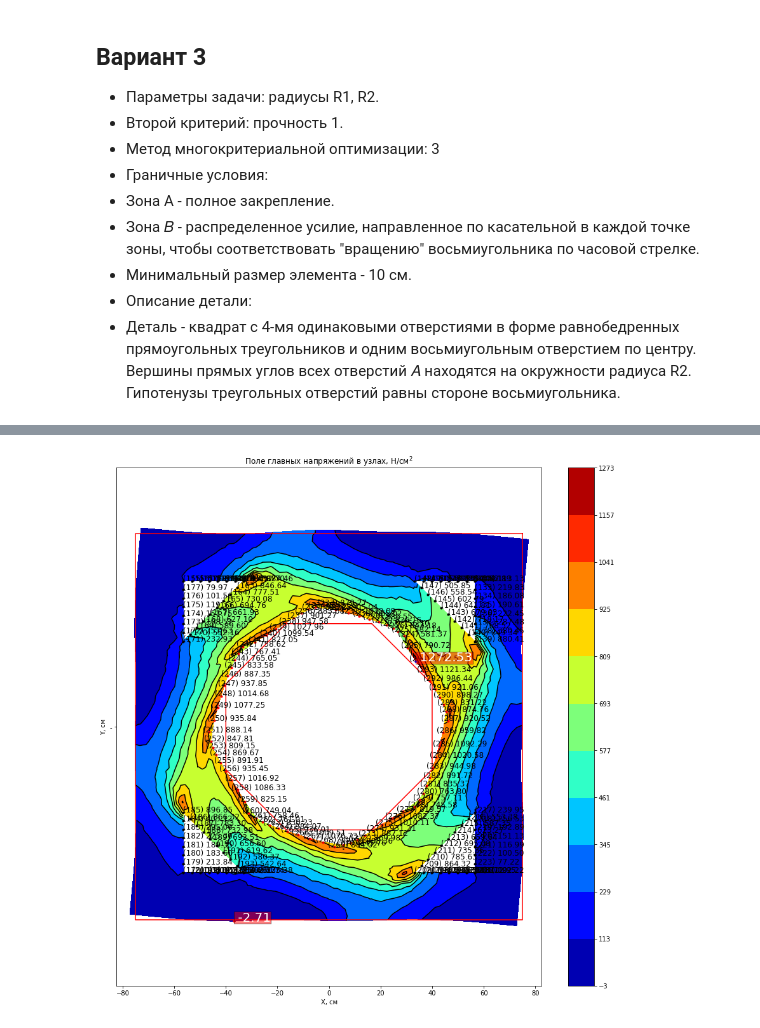
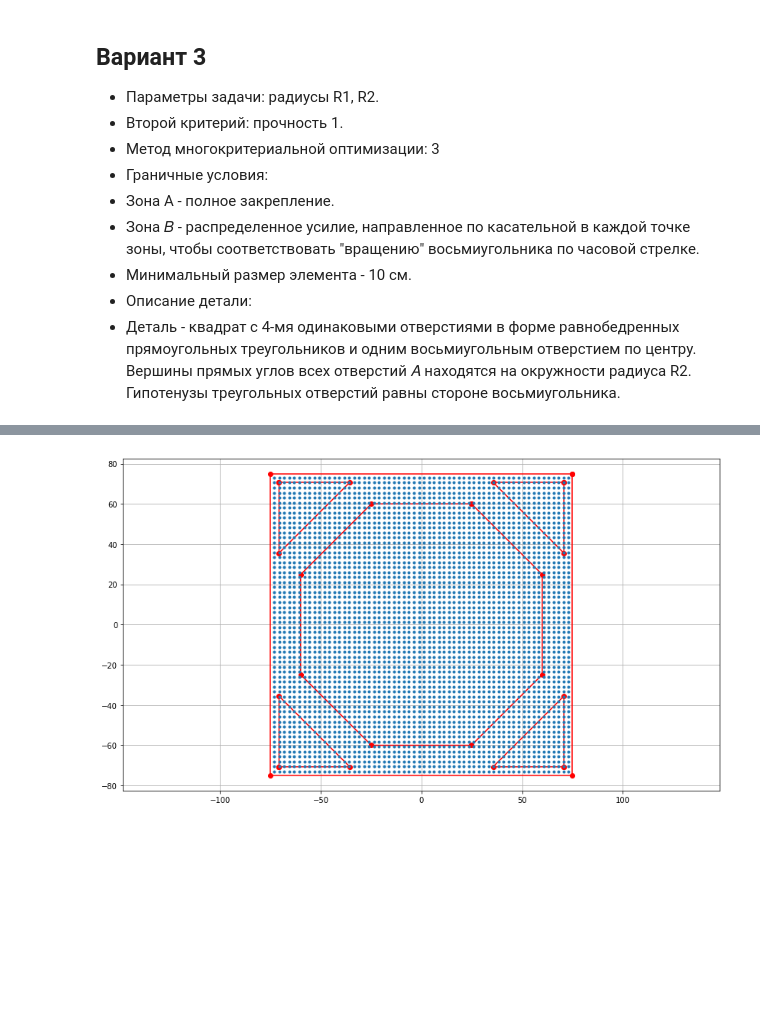
Before and after one commit to AlezM/instrumental-modeling-sources, a Jupyter notebook: HomeWork2.ipynb, the cells around one changed output, grey strips where cells are left out. Drawn from its saved outputs; the diff is of its cells as text; code cells hidden in the pictures; blank space fills up the shorter version.

```diff
--- a/HomeWork2.ipynb
+++ b/HomeWork2.ipynb
@@ -161,11 +161,13 @@ def detail_border(R1, R2, L=150, segs_factor=2):
     return border, triangles, octagon
 # %%
 def octagon_mask(inner, octagon):
-    side_len = np.linalg.norm(octagon[0] - octagon[1])
+    side_len = np.linalg.norm(octagon[1] - octagon[0])
+    k = 1 + np.sqrt(2)
+
 
     return np.array([
-        np.sum([np.linalg.norm((p1 - p2)) for p1 in octagon[:-1]]) / 6 for p2 in inner
-    ]) >= side_len * 2.2
+        np.sum([np.linalg.norm((p1 - p2)) for p1 in octagon[:-1]]) for p2 in inner
+    ]) > side_len * 8 * np.sqrt(k/(k-1))
 # %%
 def triangles_mask(inner, triangles):
     return np.array([np.all(p < triangles[0, 0]) and np.all(p > -triangles[0, 0]) for p in inner])
@@ -183,7 +185,8 @@ def detail_inner(octagon, triangles, density=25, offset=5, L=150):
     ratio = (np.linalg.norm(triangles[0, 1] - triangles[2, 2]) / (1.48 * np.sqrt(3))) / np.linalg.norm(octagon[0] - octagon[1])
     mask3 = octagon_mask(inner, octagon * ratio)
 
-    mask =  mask1 & (~mask2 | ~mask3)
+    #mask = mask1 & (~mask2 | ~mask3)
+    mask = mask3
 
     inner = inner[mask]
 
@@ -206,11 +209,15 @@ def detail(R1, R2, segs_factor=1):
     ])
     octagon1 = split_border(octagon, oct_segs, closed=True)
 
-    Nodes = np.vstack((border1, triangles1[0], triangles1[1], triangles1[2], triangles1[3], octagon1,inner))
+    Nodes = np.vstack((border1[:-1], triangles1[0], triangles1[1], triangles1[2], triangles1[3], octagon1,inner))
 
-    #show_detail(border, triangles, octagon, inner)
+    show_detail(border, triangles, octagon, inner)
 
     return Nodes, border, triangles, octagon, inner
+# %%
+_, _, _, _, _ = detail(60, 100)
+# %% [output]
+[figure, added]
 # %%
 def triarea(a, b, c):
     ab = b - a
@@ -329,4 +336,0 @@ def what(R1, R2):
-# %%
-what(40, 80)
-# %% [output]
-[figure, removed]
```
Also changed, not shown: parts of 4 cells of this notebook.
